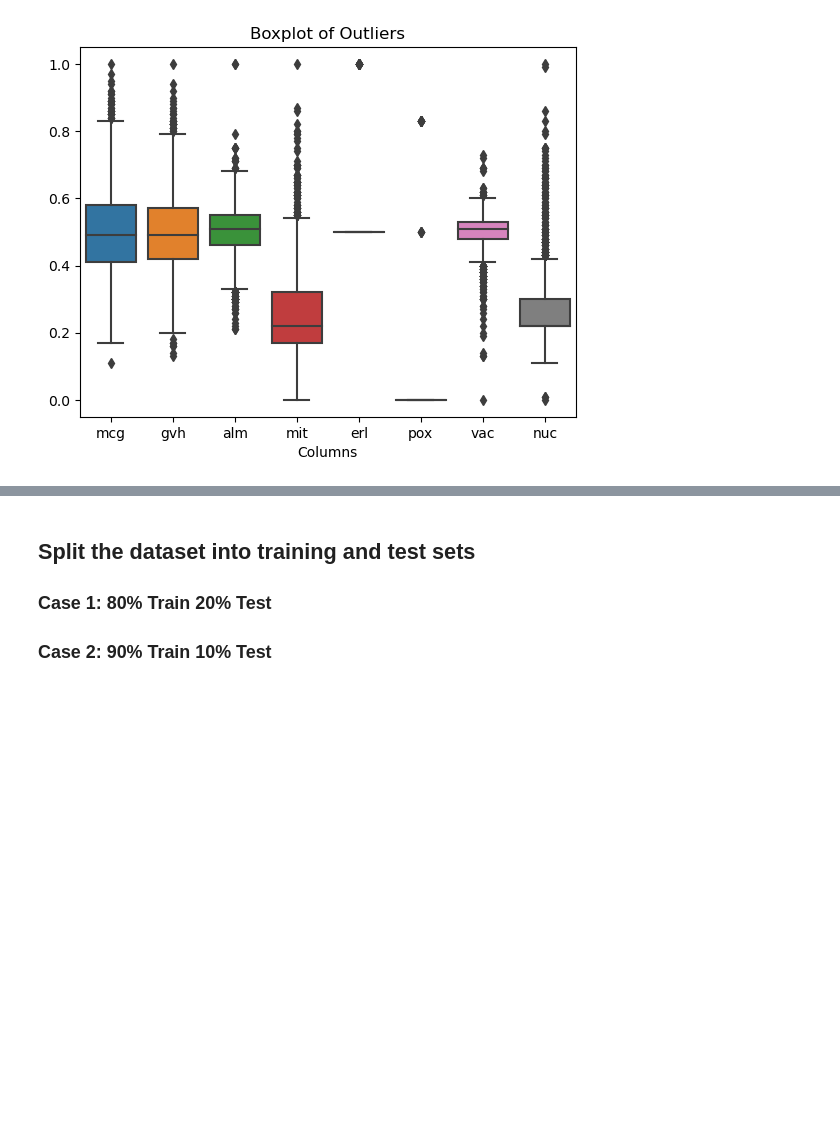
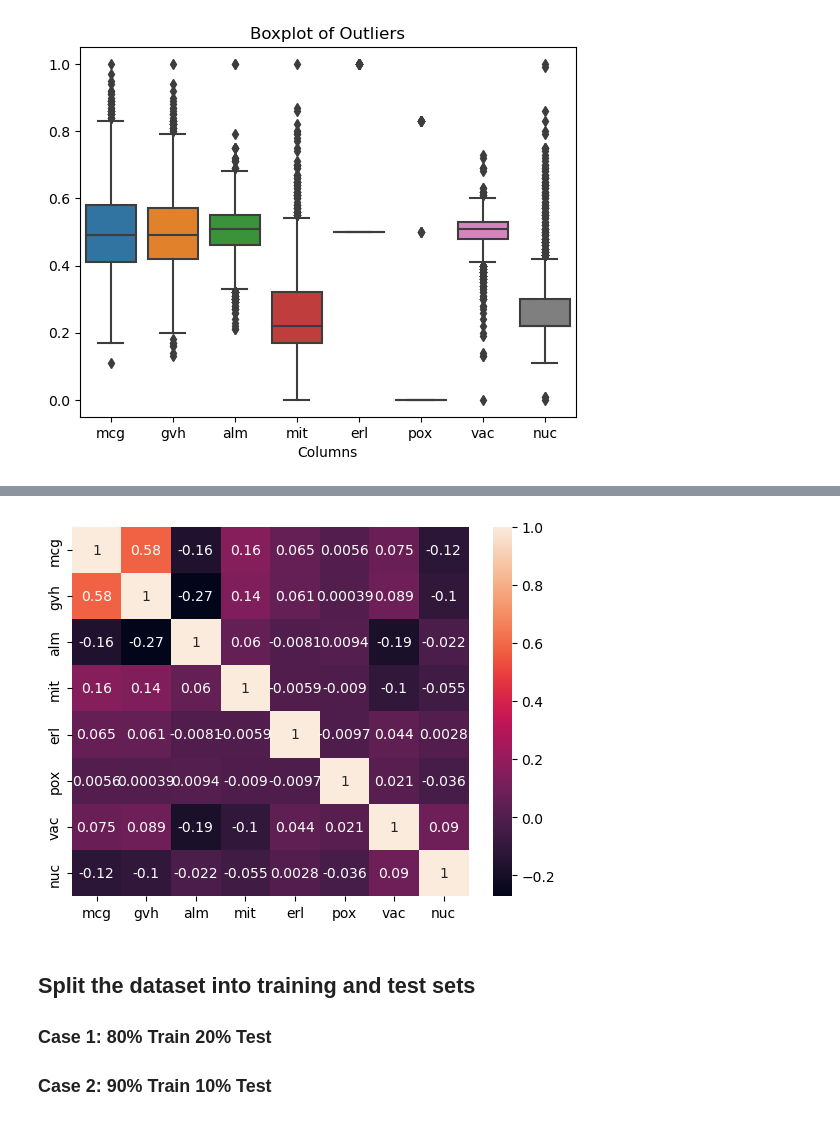
Before and after one commit to mohasinsutar/ML, a Jupyter notebook: MLAssignment_yeast1.ipynb, the cells around one changed output, grey strips where cells are left out. Cells and saved outputs as stored; diff of their text form; code cells hidden in the pictures; blank space fills up the shorter version.

```diff
--- a/MLAssignment_yeast1.ipynb
+++ b/MLAssignment_yeast1.ipynb
@@ -168,10 +160,3 @@ plt.xlabel('Columns')
 plt.show()
 # %% [output]
 [figure]
-# %%
-#Here we separate the dataframe into two separate dataframe. X with the feature and y with the target.
-X = df.drop(columns = ['name'])
-y = df['name']
-X.head()
-print(X.shape)
-print(y.shape)
@@ -181,3 +166,10 @@ print(y.shape)
+# %%
+correlation_matrix=X.corr()
+correlation_matrix
+dataplot = sns.heatmap(.corr(),annot=True)
+plt.show()
+# %% [output]
+[figure, added]
 # %% [markdown]
 <h2>Split the dataset into training and test sets</h2>
 <h3>Case 1: 80% Train 20% Test</h3>
```
Also changed, not shown: parts of 16 cells of this notebook.
